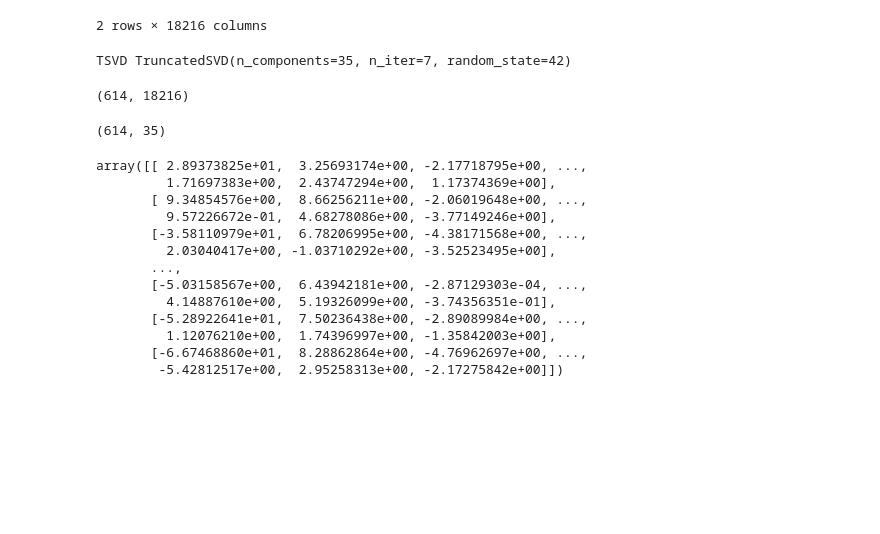
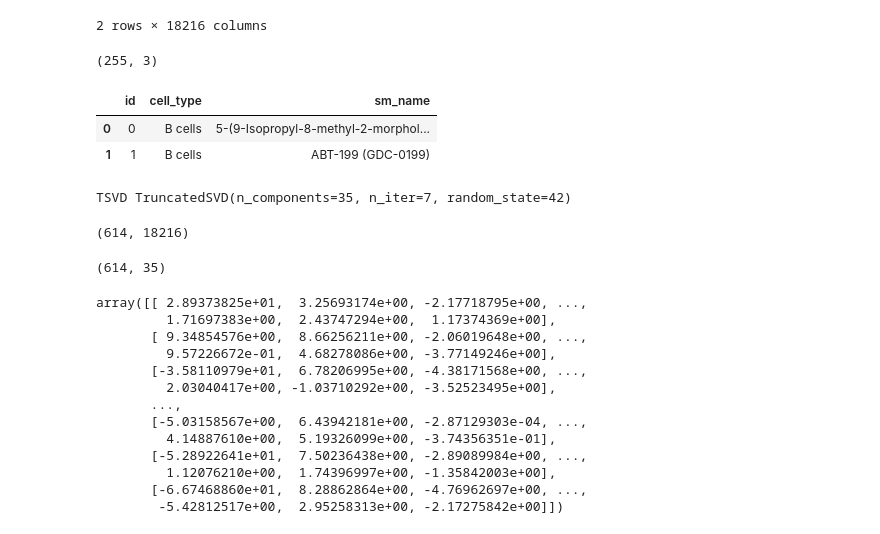
Before and after one commit to ygrepo/SingleCellPerturbations, a Jupyter notebook: Python/model_1.ipynb, the cells around one changed output. Drawn from its saved outputs; the diff is of its cells as text; code cells hidden in the pictures; blank space fills up the shorter version.

```diff
--- a/Python/model_1.ipynb
+++ b/Python/model_1.ipynb
@@ -28,5 +28,17 @@ train_df.head(2)
 | 0 | NK cells | Clotrimazole | LSM-5341 | Clc1ccccc1C(c1ccccc1)(c1ccccc1)n1... | False | 0.104720 | -0.077524 | -1.625596 | -0.144545 | 0.143555 | ... |
 | 1 | T cells CD4+ | Clotrimazole | LSM-5341 | Clc1ccccc1C(c1ccccc1)(c1ccccc1)n1... | False | 0.915953 | -0.884380 | 0.371834 | -0.081677 | -0.498266 | ... |
 2 rows × 18216 columns
+# %%
+path = '../data/id_map.csv'
+df_id_map = pd.read_csv(path)
+print(df_id_map.shape)
+# %% [output]
+(255, 3)
+# %%
+df_id_map.head(2)
+# %% [output]
+|  | id | cell_type | sm_name |
+| 0 | 0 | B cells | 5-(9-Isopropyl-8-methyl-2-morphol... |
+| 1 | 1 | B cells | ABT-199 (GDC-0199) |
 # %%
 n_components = 35
```
Also changed, not shown: parts of 8 cells of this notebook, 2 other files.
